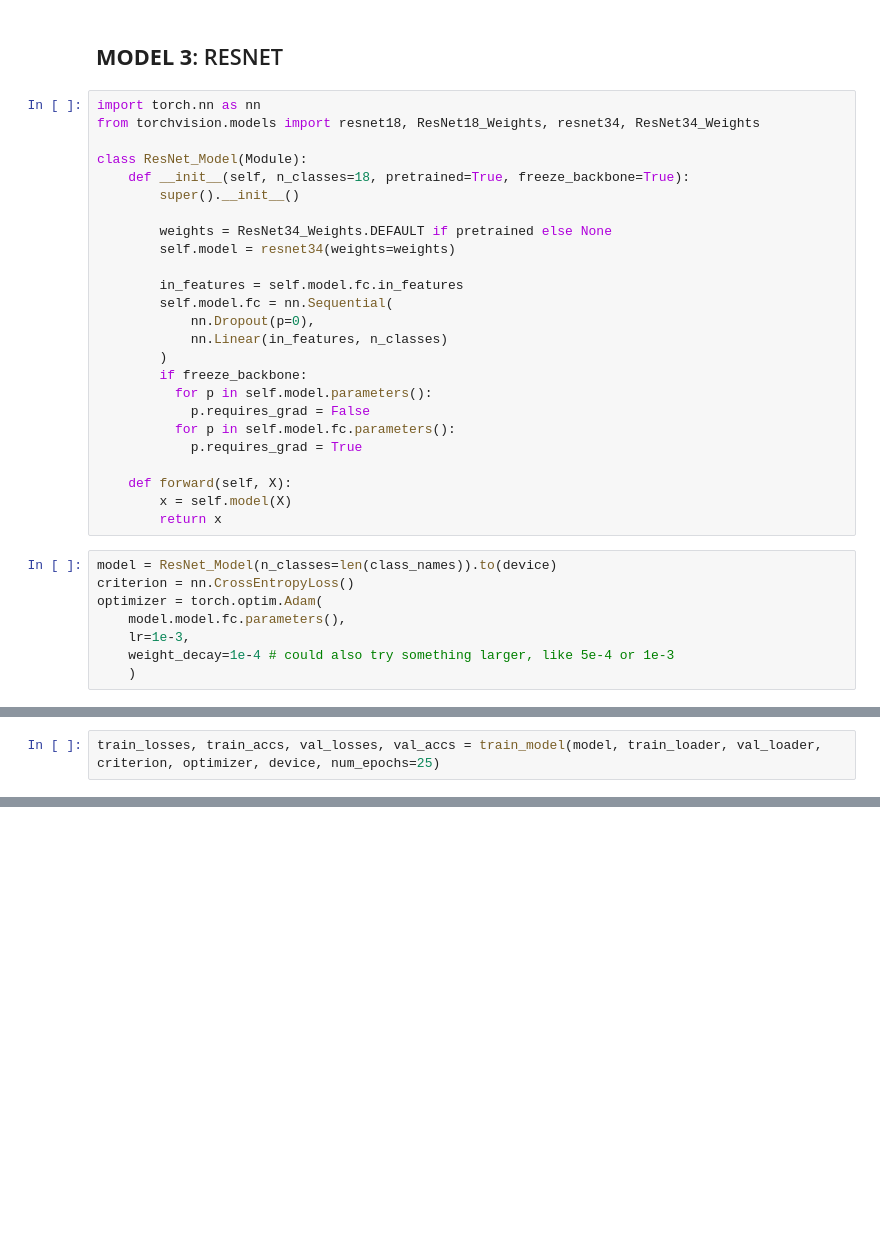
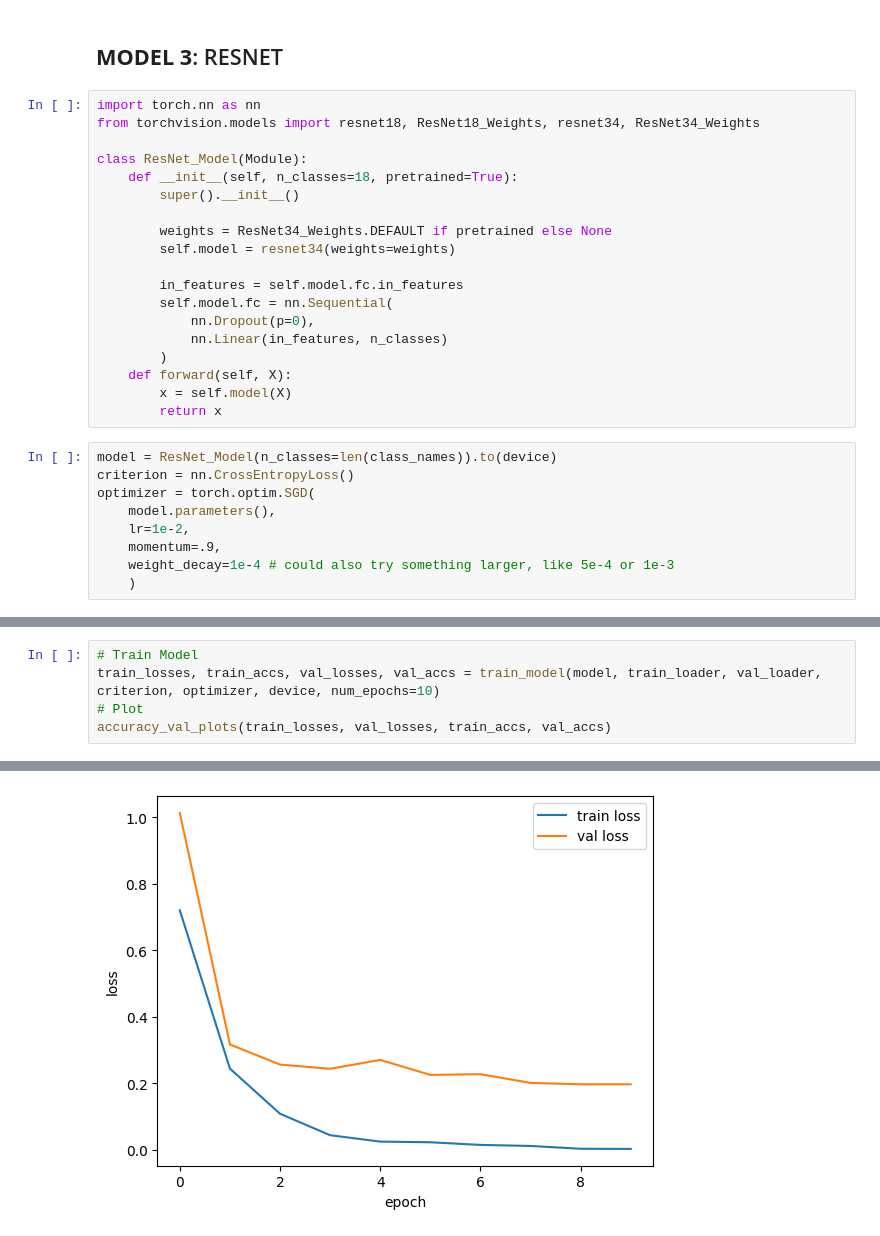
Before and after one commit to andersone17/deep_learning_hw, a Jupyter notebook: eca4zm_assignment_2.ipynb, the cells around one changed output, grey strips where cells are left out. Cells and saved outputs as stored; diff of their text form; blank space fills up the shorter version.

```diff
--- a/eca4zm_assignment_2.ipynb
+++ b/eca4zm_assignment_2.ipynb
@@ -384,7 +415,7 @@ import torch.nn as nn
 from torchvision.models import resnet18, ResNet18_Weights, resnet34, ResNet34_Weights
 
 class ResNet_Model(Module):
-    def __init__(self, n_classes=18, pretrained=True, freeze_backbone=True):
+    def __init__(self, n_classes=18, pretrained=True):
         super().__init__()
 
         weights = ResNet34_Weights.DEFAULT if pretrained else None
@@ -395,20 +426,15 @@ class ResNet_Model(Module):
             nn.Dropout(p=0),
             nn.Linear(in_features, n_classes)
         )
-        if freeze_backbone:
-          for p in self.model.parameters():
-            p.requires_grad = False
-          for p in self.model.fc.parameters():
-            p.requires_grad = True
-
     def forward(self, X):
         x = self.model(X)
         return x
 # %%
 model = ResNet_Model(n_classes=len(class_names)).to(device)
 criterion = nn.CrossEntropyLoss()
-optimizer = torch.optim.Adam(
-    model.model.fc.parameters(),
-    lr=1e-3,
+optimizer = torch.optim.SGD(
+    model.parameters(),
+    lr=1e-2,
+    momentum=.9,
     weight_decay=1e-4 # could also try something larger, like 5e-4 or 1e-3
     )
@@ -417,3 +441,6 @@ Downloading: "https://download.pytorch.org/models/resnet34-b627a593.pth" to /hom
 # %%
-train_losses, train_accs, val_losses, val_accs = train_model(model, train_loader, val_loader, criterion, optimizer, device, num_epochs=25)
+# Train Model
+train_losses, train_accs, val_losses, val_accs = train_model(model, train_loader, val_loader, criterion, optimizer, device, num_epochs=10)
+# Plot
+accuracy_val_plots(train_losses, val_losses, train_accs, val_accs)
 # %% [output]
@@ -436,0 +457 @@ Epoch 25/25 | train loss 0.4020 acc 0.888 | val loss 0.5695 acc 0.845
+[figure, added]
```
Also changed, not shown: parts of 19 cells of this notebook.
